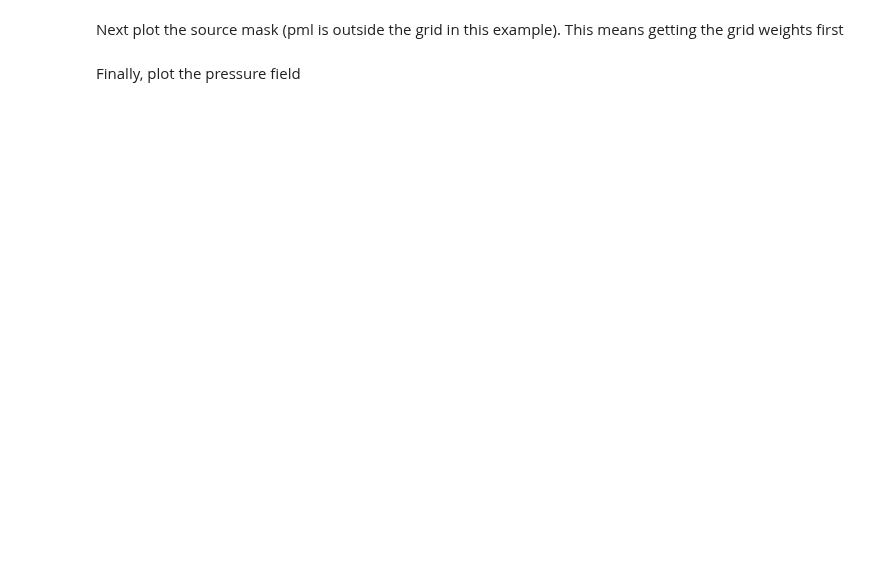
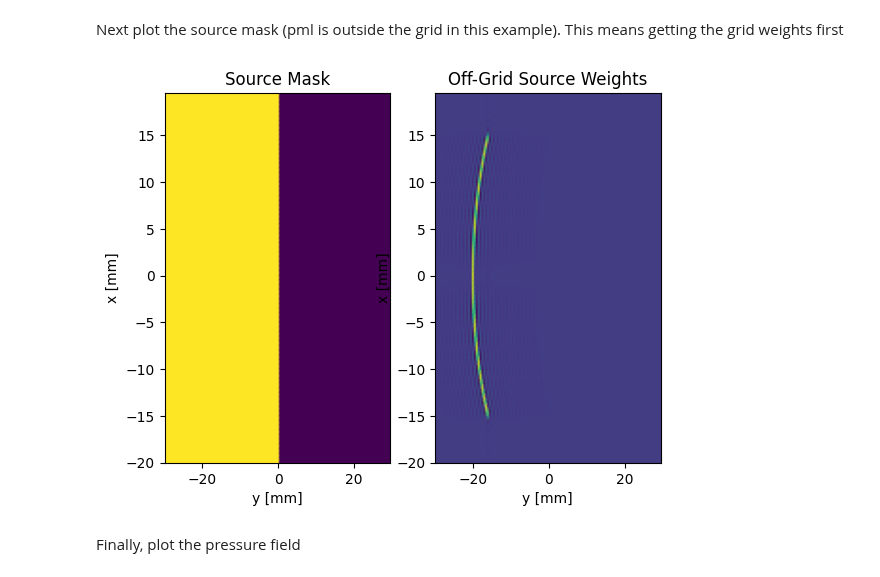
Before and after one commit to waltsims/k-wave-python, a Jupyter notebook: examples/at_focused_bowl_3D/at_focused_bowl_3D.ipynb, the cells around one changed output. Drawn from its saved outputs; the diff is of its cells as text; code cells hidden in the pictures; blank space fills up the shorter version.

```diff
--- a/examples/at_focused_bowl_3D/at_focused_bowl_3D.ipynb
+++ b/examples/at_focused_bowl_3D/at_focused_bowl_3D.ipynb
@@ -40,7 +58,7 @@ rho0: float          = 1000.0  # density [kg/m^3]
 source_f0            = 1.0e6              # source frequency [Hz]
 source_roc           = 30e-3              # bowl radius of curvature [m]
 source_diameter      = 30e-3              # bowl aperture diameter [m]
-source_amp           = np.array([1.0e6])  # source pressure [Pa]
+source_amp           = 1.0e6              # source pressure [Pa]
 source_phase         = np.array([0.0])    # source phase [radians]
 
 # grid parameters
@@ -95,7 +115,7 @@ Define the source, using the `kWaveArray` class and the `add_bowl_element` metho
 source = kSource()
 
 # create time varying source
-source_sig = create_cw_signals(np.squeeze(kgrid.t_array), source_f0, source_amp, source_phase)
+source_sig = create_cw_signals(np.squeeze(kgrid.t_array), source_f0, np.array([source_amp]), source_phase)
 
 # set bowl position and orientation
 bowl_pos = [kgrid.x_vec[0].item() + source_x_offset * kgrid.dx, 0.0, 0.0]
@@ -218,22 +259,24 @@ Next plot the source mask (pml is outside the grid in this example). This means
 # %%
 # get grid weights
 grid_weights = karray.get_array_grid_weights(kgrid)
 
 fig2, (ax2a, ax2b) = plt.subplots(1, 2)
 ax2a.pcolormesh(1e3 * np.squeeze(kgrid.x_vec),
                 1e3 * np.squeeze(kgrid.y_vec),
-                source.p_mask[:, :, int(np.ceil(Nz / 2))].T,
+                source.p_mask[:, :, Nz // 2].T,
                 shading='gouraud')
 ax2a.set(xlabel='y [mm]',
          ylabel='x [mm]',
          title='Source Mask')
 ax2b.pcolormesh(1e3 * np.squeeze(kgrid.x_vec),
                 1e3 * np.squeeze(kgrid.y_vec),
-                grid_weights[:, :, int(np.ceil(Nz / 2))].T,
+                grid_weights[:, :, Nz // 2].T,
                 shading='gouraud')
 ax2b.set_xlabel('y [mm]')
 ax2b.set_ylabel('x [mm]')
 _ = ax2b.set_title('Off-Grid Source Weights')
+# %% [output]
+[figure, added]
 # %% [markdown]
 Finally, plot the pressure field
 # %%
```
Also changed, not shown: parts of 6 cells of this notebook.
